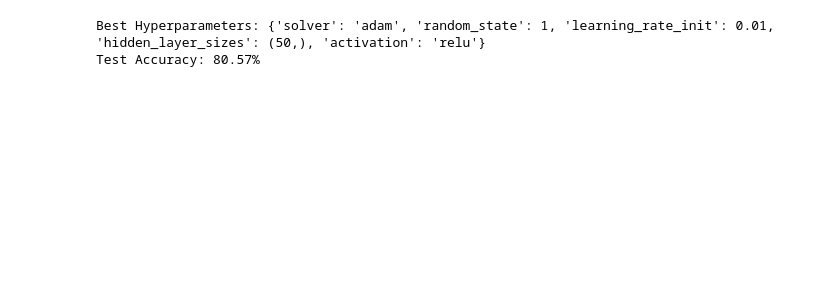
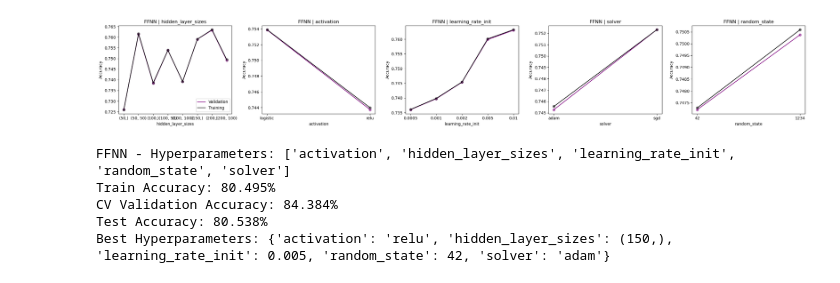
Before and after one commit to dimitris-markopoulos/trees-ensembles-neural-networks, a Jupyter notebook: 06_feed_forward_neural_networks.ipynb, the cells around one changed output. Saved outputs shown, nothing was run; the diff lists cells and outputs as text; code cells hidden in the pictures; blank space fills up the shorter version.

```diff
--- a/06_feed_forward_neural_networks.ipynb
+++ b/06_feed_forward_neural_networks.ipynb
@@ -18,10 +13,18 @@ X_ts = pd.read_csv('split-data/processed/X_ts.csv')
 y_tr = pd.read_csv('split-data/processed/y_tr.csv')
 y_ts = pd.read_csv('split-data/processed/y_ts.csv')
 # %%
-param_dist = {
-    'hidden_layer_sizes': [(50,), (100,), (150,),(100, 50), (50, 25), (128, 64)],
-    'activation': ['relu', 'tanh'],
+model = FFNN(X_tr, X_ts, y_tr, y_ts)
+
+param_grid = {
+    'hidden_layer_sizes': [
+        (50,), (100,), (150,),
+        (50, 50), (100, 50), (100, 100),
+        (200,), (200, 100)
+    ],
+    'activation': ['relu', 'logistic'],
     'solver': ['adam', 'sgd'],
-    'learning_rate_init': [0.0005, 0.001, 0.005, 0.01],
-    'random_state': [42, 0, 1]  # to vary initializations
+    'learning_rate_init': [0.0005, 0.001, 0.002, 0.005, 0.01],
+    'random_state': [42, 1234]
 }
+
+model.grid_search_CV(param_grid, epochs=500, early_stopping=False)
@@ -66,10 +34,10 @@ Elapsed Time: 36.53 seconds
-# %%
-best_mlp = search.best_estimator_
-y_pred = best_mlp.predict(X_ts)
-
-test_acc = accuracy_score(y_ts, y_pred)
-print("Best Hyperparameters:", search.best_params_)
-print(f"Test Accuracy: {test_acc * 100:.2f}%")
-# %% [output]
-Best Hyperparameters: {'solver': 'adam', 'random_state': 1, 'learning_rate_init': 0.01, 'hidden_layer_sizes': (50,), 'activation': 'relu'}
-Test Accuracy: 80.57%
+# %%
+model.plot_all_validation_curves(model.grid_search, ['hidden_layer_sizes', 'activation', 'learning_rate_init', 'solver', 'random_state'])
+model.report_test_performance(model.grid_search)
+# %% [output]
+[figure, added]
+FFNN - Hyperparameters: ['activation', 'hidden_layer_sizes', 'learning_rate_init', 'random_state', 'solver']
+Train Accuracy: 80.495%
+CV Validation Accuracy: 84.384%
+Test Accuracy: 80.538%
+Best Hyperparameters: {'activation': 'relu', 'hidden_layer_sizes': (150,), 'learning_rate_init': 0.005, 'random_state': 42, 'solver': 'adam'}
```
Also changed, not shown: parts of 4 cells of this notebook, 1 other file.
